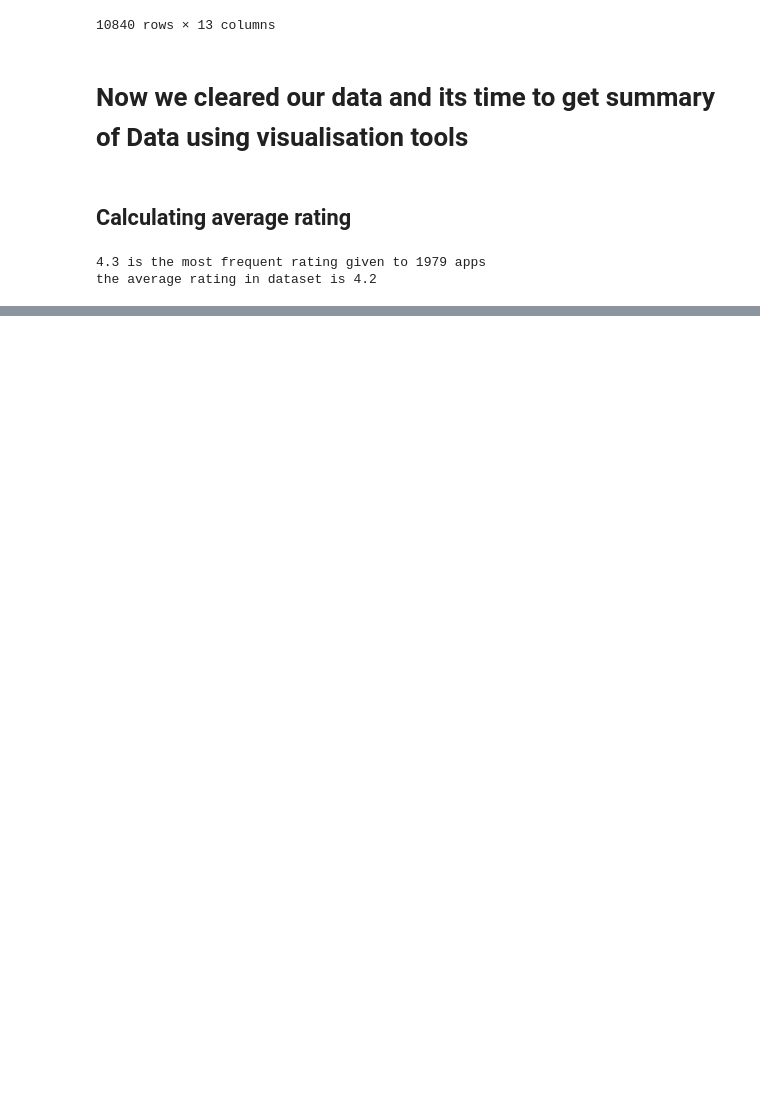
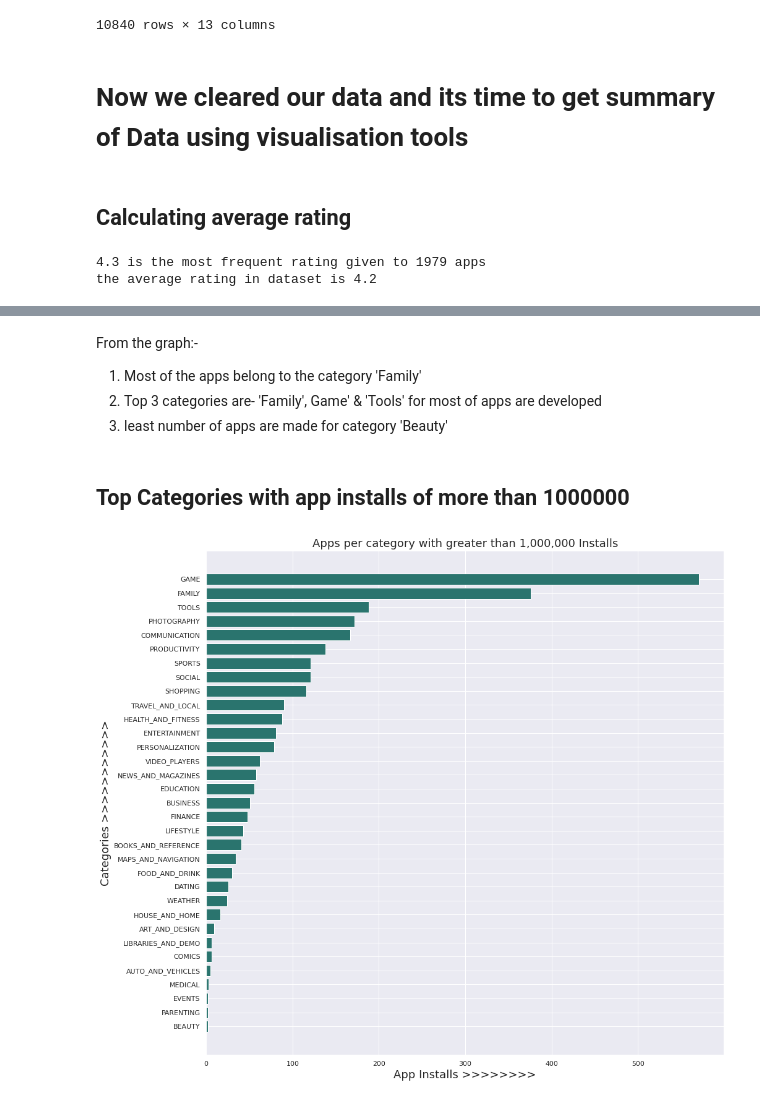
Before and after one commit to GuptaRitik/PlayStore-Review-EDA, a Jupyter notebook: Play_Store_App_Review_Analysis_Capstone_Project.ipynb, the cells around one changed output, grey strips where cells are left out. Saved outputs shown, nothing was run; the diff lists cells and outputs as text; code cells hidden in the pictures; blank space fills up the shorter version.

```diff
--- a/Play_Store_App_Review_Analysis_Capstone_Project.ipynb
+++ b/Play_Store_App_Review_Analysis_Capstone_Project.ipynb
@@ -201,0 +245,25 @@ the average rating in dataset is 4.2
+# %% [markdown]
+From the graph:-
+1. Most of the apps belong to the category 'Family'
+2. Top 3 categories are- 'Family', Game' & 'Tools'  for most of apps are developed
+3. least number of apps are made for category 'Beauty'
+# %% [markdown]
+## Top Categories with app installs of more than 1000000
+# %%
+# creating a temporary dataframe to store app installs more than 1,000,000
+temp_df = df[df['Installs']>1000000]
+
+# calculating the counts of application in temporary dataframe
+high_installs = temp_df['Category'].value_counts()
+high_installs.sort_values(ascending=False)
+
+#plot the presentation using matplotlib library
+plt.figure(figsize=(15,15))
+plt.xticks()
+plt.barh(high_installs.index[::-1], high_installs.sort_values(ascending=True), color='#2a746e' ) #plotting bar graph horizontally
+plt.title('Apps per category with greater than 1,000,000 Installs',fontsize=18)
+plt.xlabel('App Installs >>>>>>>>',fontsize=18)
+plt.ylabel('Categories >>>>>>>>>>>',fontsize=18)
+plt.show()
+# %% [output]
+[figure, added]
```
Also changed, not shown: parts of 17 cells of this notebook.
